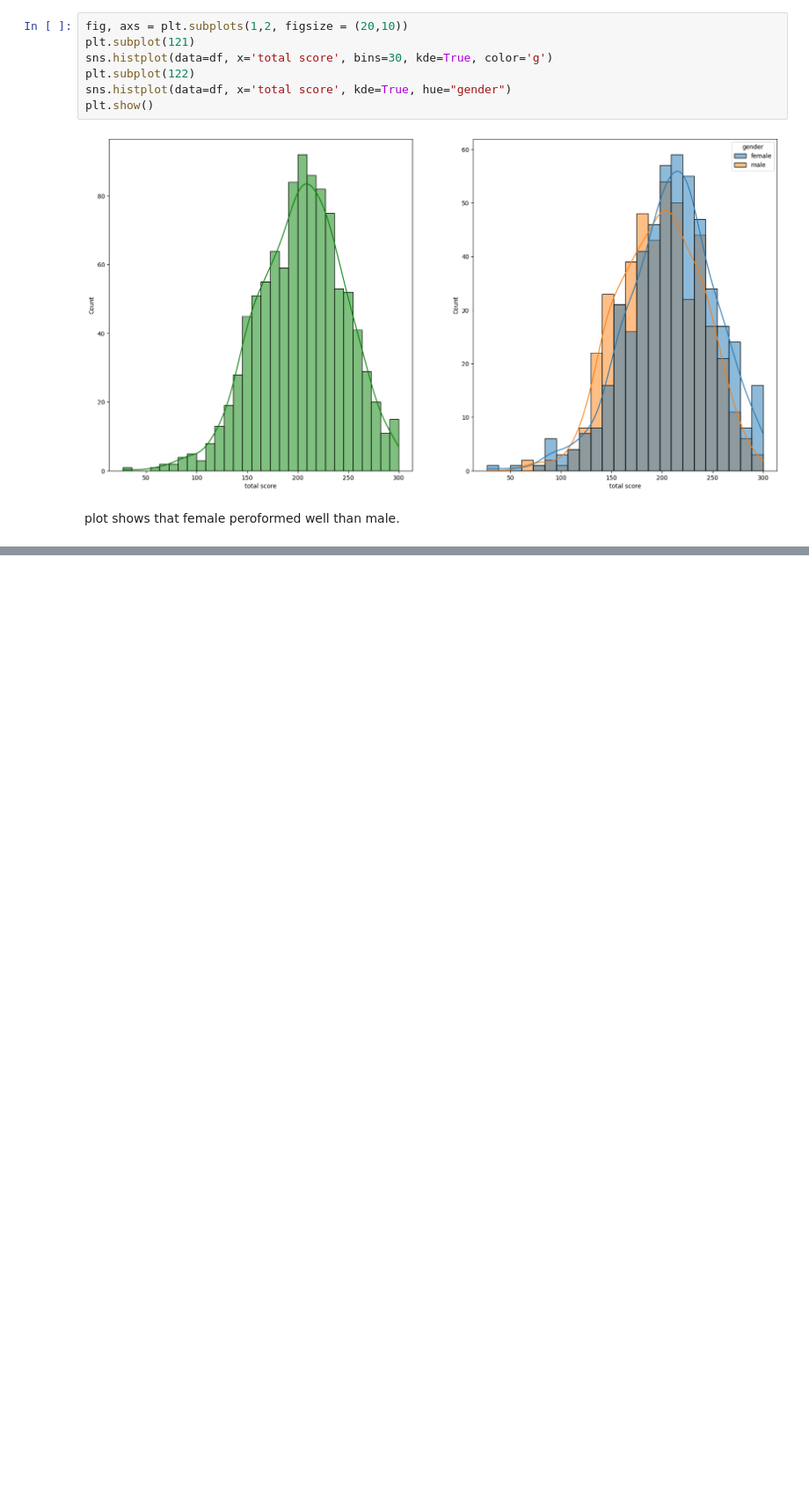
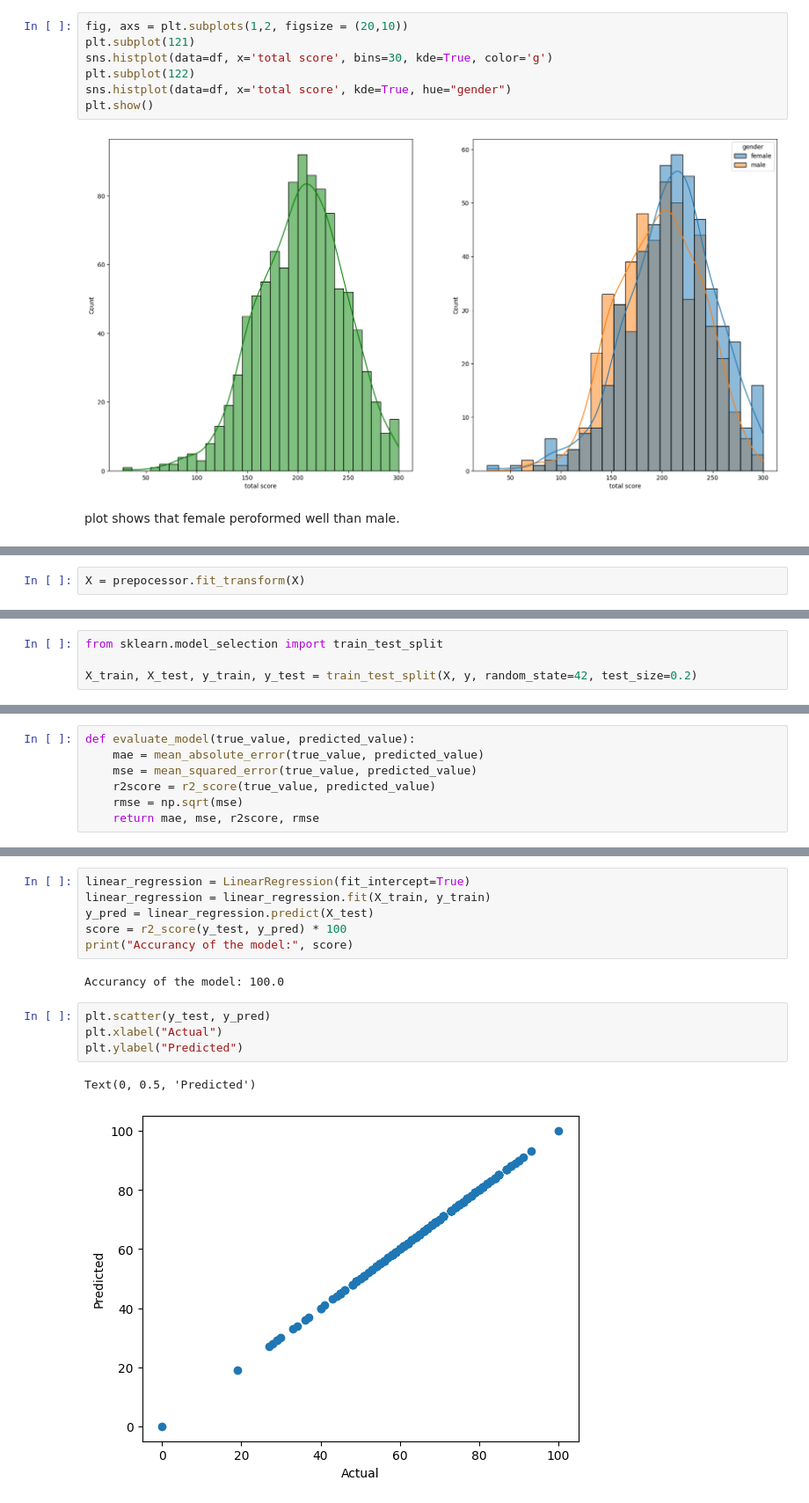
Before and after one commit to MeghaUkkali9/machine-learning-project, a Jupyter notebook: notebook/student_performance_predictionipynb.ipynb, the cells around one changed output, grey strips where cells are left out. Shown at 88% size. Saved outputs shown, nothing was run; the diff lists cells and outputs as text; blank space fills up the shorter version.

```diff
--- a/notebook/student_performance_predictionipynb.ipynb
+++ b/notebook/student_performance_predictionipynb.ipynb
@@ -209,0 +307,2 @@ plot shows that female peroformed well than male.
+# %%
+X = prepocessor.fit_transform(X)
@@ -209,0 +327,4 @@ plot shows that female peroformed well than male.
+# %%
+from sklearn.model_selection import train_test_split
+
+X_train, X_test, y_train, y_test = train_test_split(X, y, random_state=42, test_size=0.2)
@@ -209,0 +339,7 @@ plot shows that female peroformed well than male.
+# %%
+def evaluate_model(true_value, predicted_value):
+    mae = mean_absolute_error(true_value, predicted_value)
+    mse = mean_squared_error(true_value, predicted_value)
+    r2score = r2_score(true_value, predicted_value)
+    rmse = np.sqrt(mse)
+    return mae, mse, r2score, rmse
@@ -209,0 +415,15 @@ plot shows that female peroformed well than male.
+# %%
+linear_regression = LinearRegression(fit_intercept=True)
+linear_regression = linear_regression.fit(X_train, y_train)
+y_pred = linear_regression.predict(X_test)
+score = r2_score(y_test, y_pred) * 100
+print("Accurancy of the model:", score)
+# %% [output]
+Accurancy of the model: 100.0
+# %%
+plt.scatter(y_test, y_pred)
+plt.xlabel("Actual")
+plt.ylabel("Predicted")
+# %% [output]
+Text(0, 0.5, 'Predicted')
+[figure, added]
```
Also changed, not shown: parts of 22 cells of this notebook, 6 other files.
